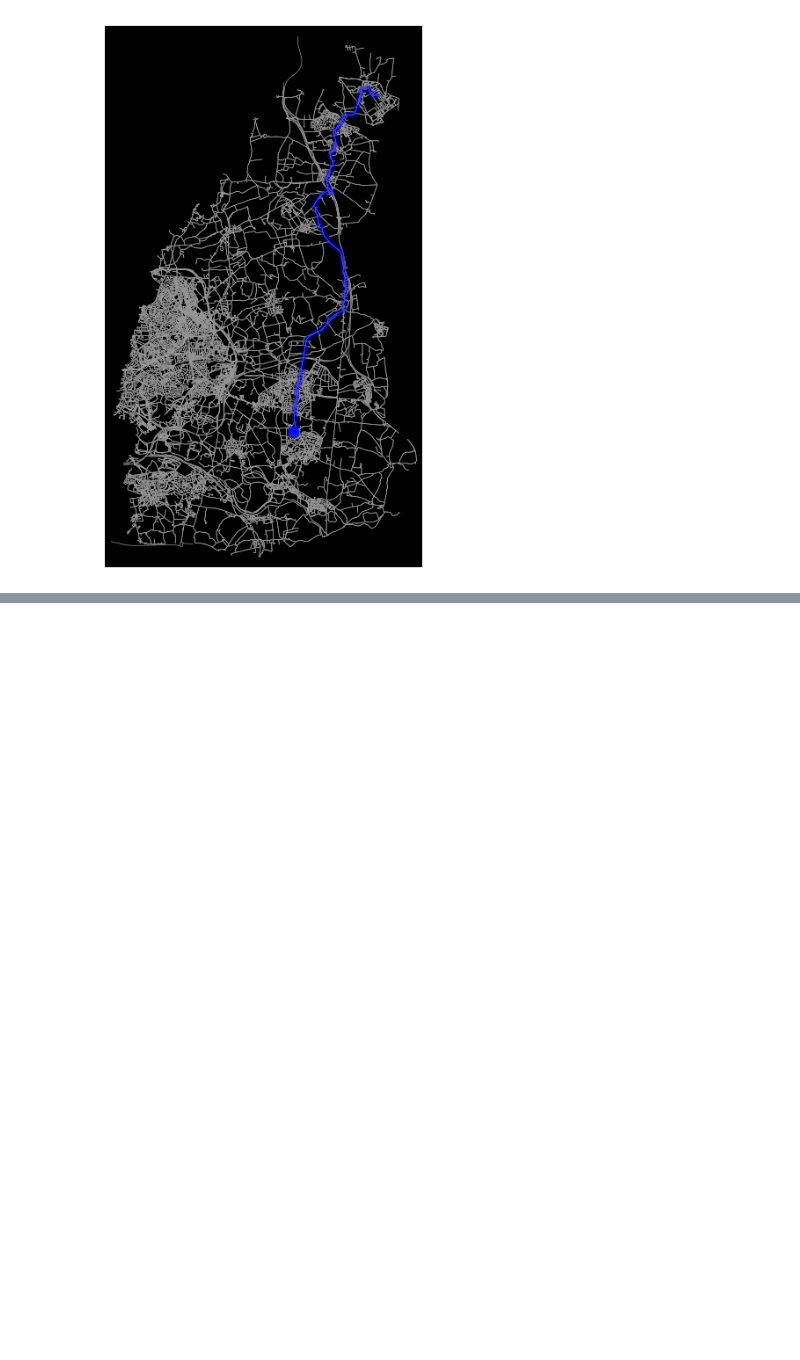
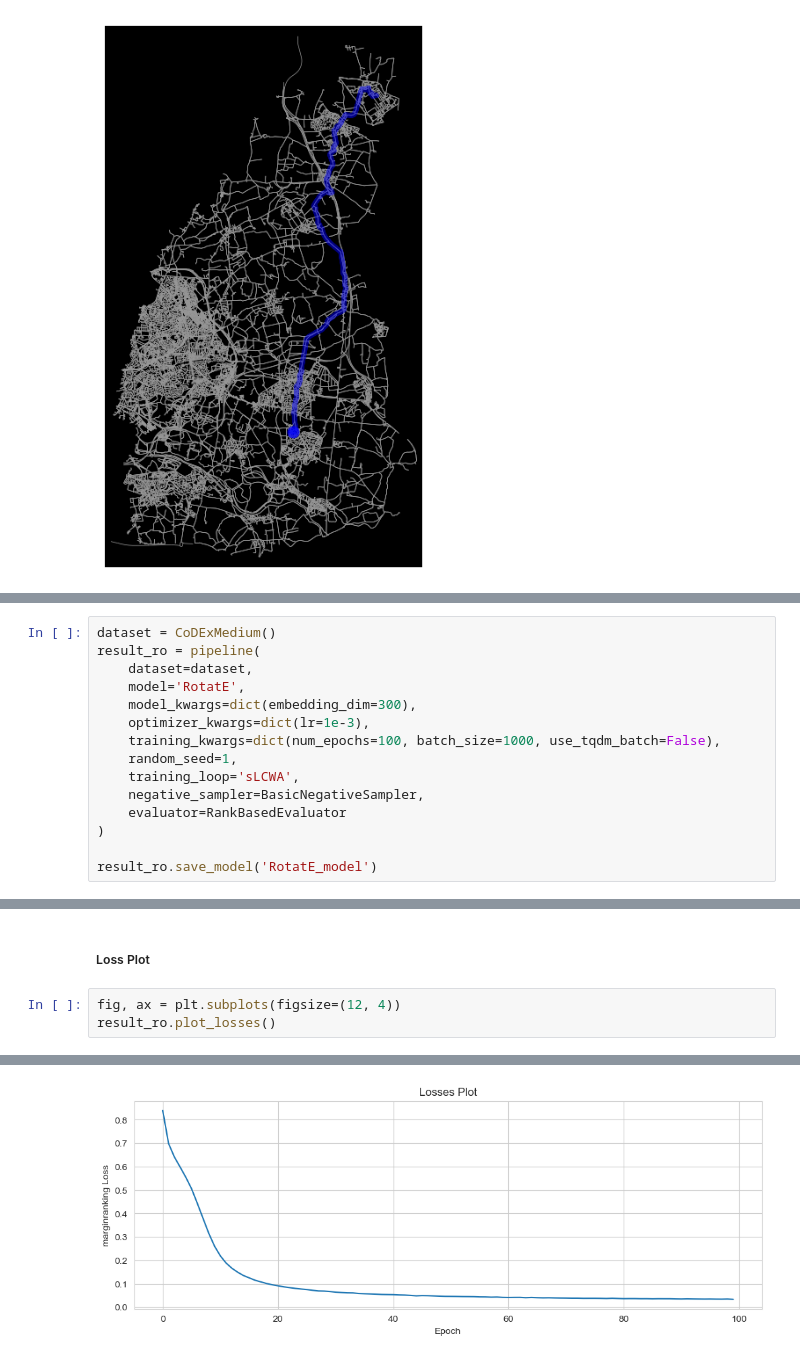
Before and after one commit to mak1821/Network-Data-Analysis---Coursework, a Jupyter notebook: Part2.ipynb, the cells around one changed output, grey strips where cells are left out. Drawn from its saved outputs; the diff is of its cells as text; blank space fills up the shorter version.

```diff
--- a/Part2.ipynb
+++ b/Part2.ipynb
@@ -399,0 +589,15 @@ Path length:  41596.58521614421
+# %%
+dataset = CoDExMedium()
+result_ro = pipeline(
+    dataset=dataset,
+    model='RotatE',
+    model_kwargs=dict(embedding_dim=300),
+    optimizer_kwargs=dict(lr=1e-3),
+    training_kwargs=dict(num_epochs=100, batch_size=1000, use_tqdm_batch=False),
+    random_seed=1,
+    training_loop='sLCWA',
+    negative_sampler=BasicNegativeSampler,
+    evaluator=RankBasedEvaluator
+)
+
+result_ro.save_model('RotatE_model')
@@ -399,0 +618,6 @@ Path length:  41596.58521614421
+# %% [markdown]
+##### Loss Plot
+# %%
+fig, ax = plt.subplots(figsize=(12, 4))
+result_ro.plot_losses()
+# %% [output]
@@ -399,0 +625 @@ Path length:  41596.58521614421
+[figure, added]
```
Also changed, not shown: parts of 28 cells of this notebook, 2 other files.
